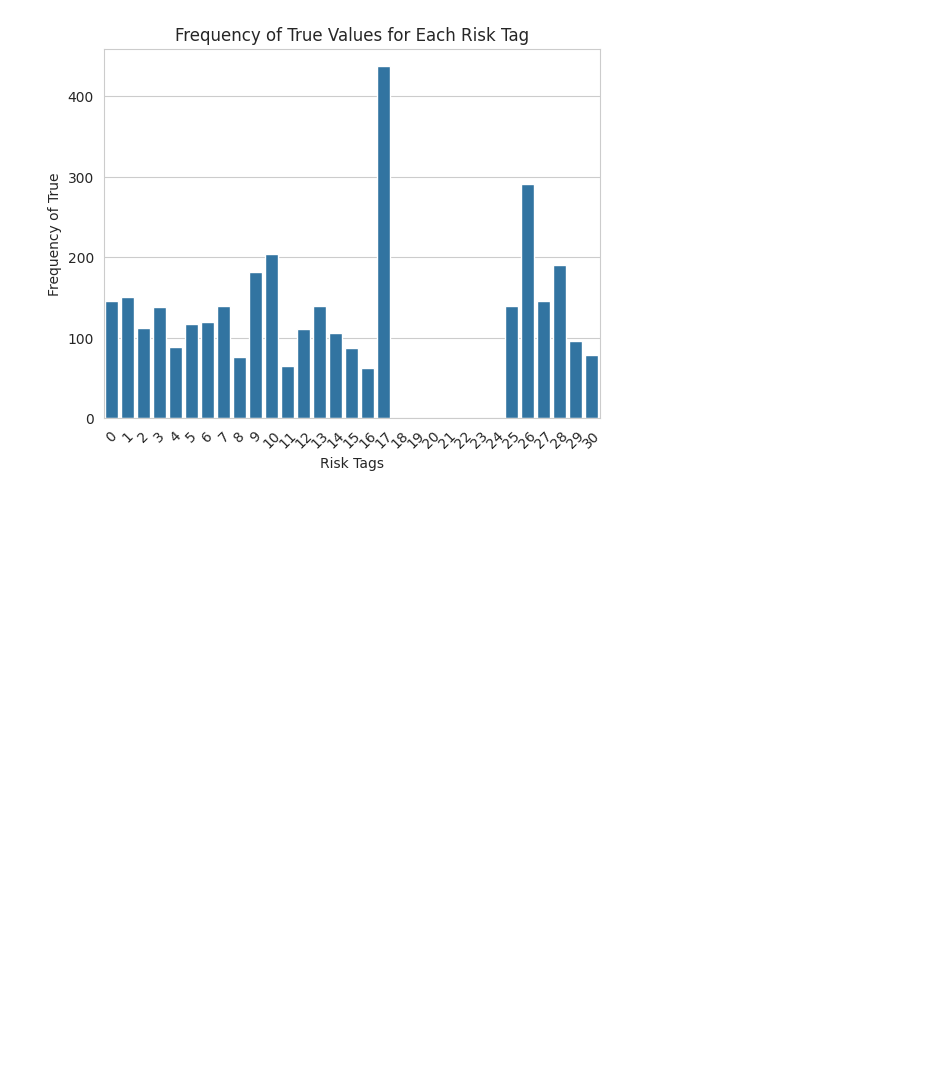
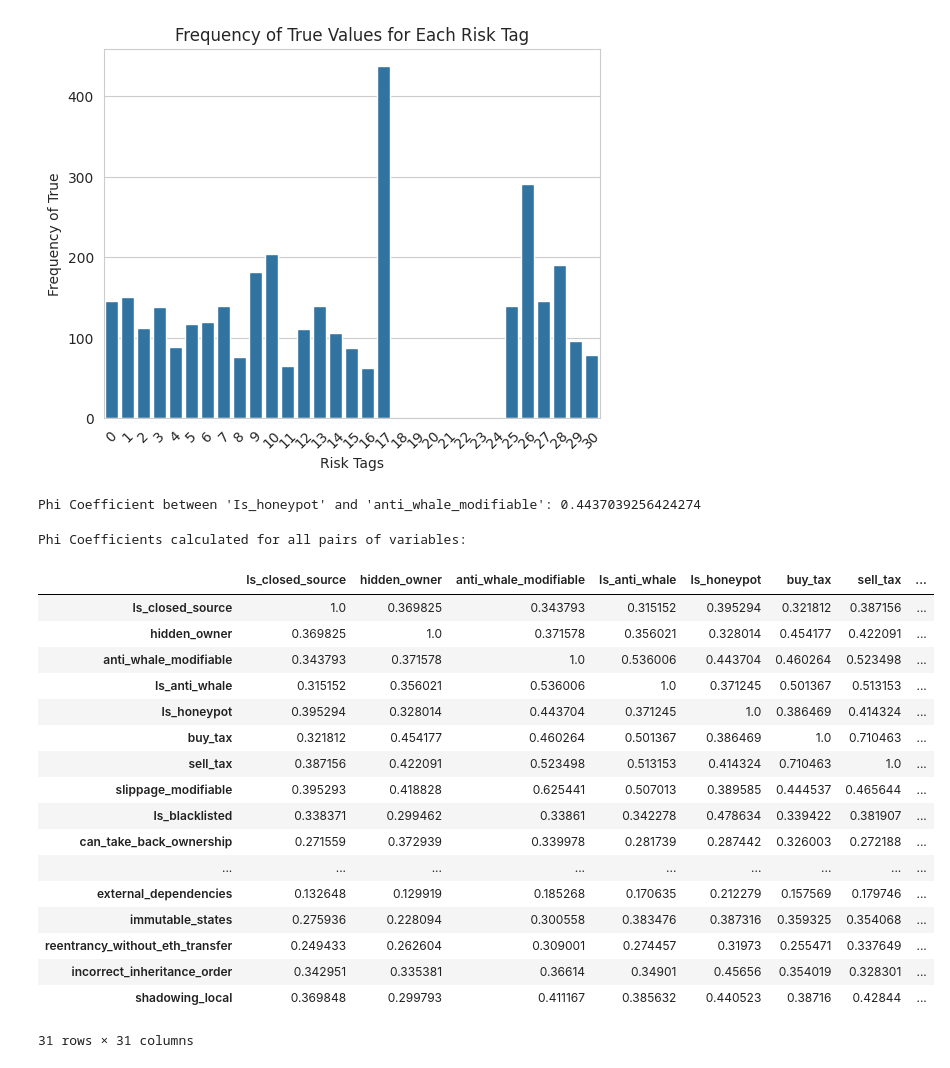
Before and after one commit to ankitg-02/extern, a Jupyter notebook: Webacy_1.ipynb, the cells around one changed output. Cells and saved outputs as stored; diff of their text form; code cells hidden in the pictures; blank space fills up the shorter version.

```diff
--- a/Webacy_1.ipynb
+++ b/Webacy_1.ipynb
@@ -86,3 +88,41 @@ plt.xticks(rotation=45)
 plt.show()
 # %% [output]
 [figure]
+# %%
+def phi_coefficient(x, y):
+  contigency_table=pd.crosstab(x, y)
+  ch2=scipy.stats.chi2_contingency(contigency_table,correction=False)[0]
+  n=np.sum(np.sum(contigency_table))
+  phi=np.sqrt(ch2/n)
+  return phi
+phi = phi_coefficient(x=Webacy['Is_honeypot'], y=Webacy['anti_whale_modifiable'])
+print(f"Phi Coefficient between 'Is_honeypot' and 'anti_whale_modifiable': {phi}")
+# %% [output]
+Phi Coefficient between 'Is_honeypot' and 'anti_whale_modifiable': 0.4437039256424274
+# %%
+phi_matrix=pd.DataFrame(index=risk_columns,columns=risk_columns)
+for i in risk_columns:
+  for j in risk_columns:
+    phi_matrix.loc[i,j]=phi_coefficient(x=Webacy[i],y=Webacy[j])
+print("Phi Coefficients calculated for all pairs of variables:")
+phi_matrix
+# %% [output]
+Phi Coefficients calculated for all pairs of variables:
+|  | Is_closed_source | hidden_owner | anti_whale_modifiable | Is_anti_whale | Is_honeypot | buy_tax | sell_tax | ... |
+| Is_closed_source | 1.0 | 0.369825 | 0.343793 | 0.315152 | 0.395294 | 0.321812 | 0.387156 | ... |
+| hidden_owner | 0.369825 | 1.0 | 0.371578 | 0.356021 | 0.328014 | 0.454177 | 0.422091 | ... |
+| anti_whale_modifiable | 0.343793 | 0.371578 | 1.0 | 0.536006 | 0.443704 | 0.460264 | 0.523498 | ... |
+| Is_anti_whale | 0.315152 | 0.356021 | 0.536006 | 1.0 | 0.371245 | 0.501367 | 0.513153 | ... |
+| Is_honeypot | 0.395294 | 0.328014 | 0.443704 | 0.371245 | 1.0 | 0.386469 | 0.414324 | ... |
+| buy_tax | 0.321812 | 0.454177 | 0.460264 | 0.501367 | 0.386469 | 1.0 | 0.710463 | ... |
+| sell_tax | 0.387156 | 0.422091 | 0.523498 | 0.513153 | 0.414324 | 0.710463 | 1.0 | ... |
+| slippage_modifiable | 0.395293 | 0.418828 | 0.625441 | 0.507013 | 0.389585 | 0.444537 | 0.465644 | ... |
+| Is_blacklisted | 0.338371 | 0.299462 | 0.33861 | 0.342278 | 0.478634 | 0.339422 | 0.381907 | ... |
+| can_take_back_ownership | 0.271559 | 0.372939 | 0.339978 | 0.281739 | 0.287442 | 0.326003 | 0.272188 | ... |
+| ... | ... | ... | ... | ... | ... | ... | ... | ... |
+| external_dependencies | 0.132648 | 0.129919 | 0.185268 | 0.170635 | 0.212279 | 0.157569 | 0.179746 | ... |
+| immutable_states | 0.275936 | 0.228094 | 0.300558 | 0.383476 | 0.387316 | 0.359325 | 0.354068 | ... |
+| reentrancy_without_eth_transfer | 0.249433 | 0.262604 | 0.309001 | 0.274457 | 0.31973 | 0.255471 | 0.337649 | ... |
+| incorrect_inheritance_order | 0.342951 | 0.335381 | 0.36614 | 0.34901 | 0.45656 | 0.354019 | 0.328301 | ... |
+| shadowing_local | 0.369848 | 0.299793 | 0.411167 | 0.385632 | 0.440523 | 0.38716 | 0.42844 | ... |
+31 rows × 31 columns
```
Also changed, not shown: parts of 2 cells of this notebook.
